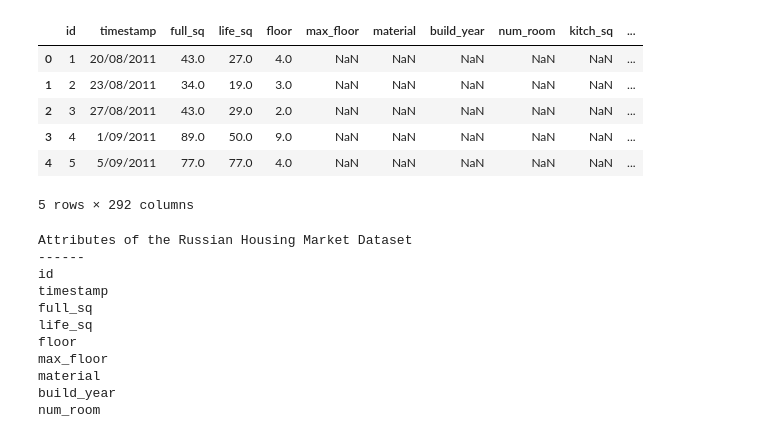
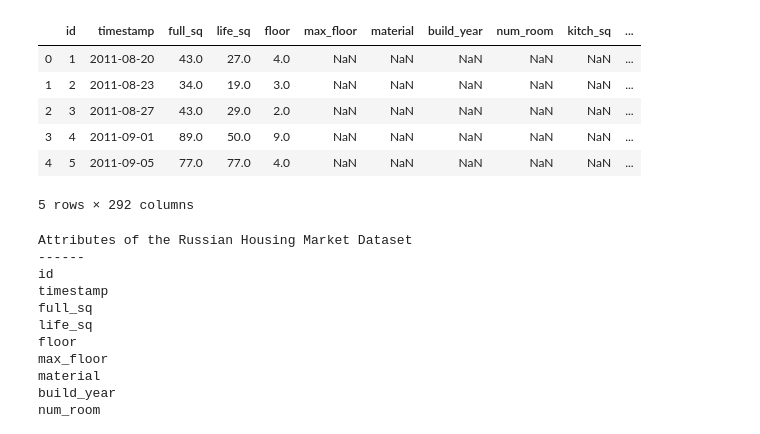
Before and after one commit to joshuamitchell192/HousingMarket_DataMining, a Jupyter notebook: Data Mining - Russian Housing Market.ipynb, the cells around one changed output. Drawn from its saved outputs; the diff is of its cells as text; code cells hidden in the pictures.

```diff
--- a/Data Mining - Russian Housing Market.ipynb
+++ b/Data Mining - Russian Housing Market.ipynb
@@ -1,17 +1,20 @@
 # %%
 import pandas as pd
 import seaborn as sns
 import numpy as np
+import matplotlib.pyplot as plt
 
-df = pd.read_csv("Russian Housing Market/data.csv")
+train = pd.read_csv("train.csv")
+test = pd.read_csv("test.csv")
+df = pd.concat([train, test], sort=False)
 df.head()
 # %% [output]
 |  | id | timestamp | full_sq | life_sq | floor | max_floor | material | build_year | num_room | kitch_sq | ... |
-| 0 | 1 | 20/08/2011 | 43.0 | 27.0 | 4.0 | NaN | NaN | NaN | NaN | NaN | ... |
-| 1 | 2 | 23/08/2011 | 34.0 | 19.0 | 3.0 | NaN | NaN | NaN | NaN | NaN | ... |
-| 2 | 3 | 27/08/2011 | 43.0 | 29.0 | 2.0 | NaN | NaN | NaN | NaN | NaN | ... |
-| 3 | 4 | 1/09/2011 | 89.0 | 50.0 | 9.0 | NaN | NaN | NaN | NaN | NaN | ... |
-| 4 | 5 | 5/09/2011 | 77.0 | 77.0 | 4.0 | NaN | NaN | NaN | NaN | NaN | ... |
+| 0 | 1 | 2011-08-20 | 43.0 | 27.0 | 4.0 | NaN | NaN | NaN | NaN | NaN | ... |
+| 1 | 2 | 2011-08-23 | 34.0 | 19.0 | 3.0 | NaN | NaN | NaN | NaN | NaN | ... |
+| 2 | 3 | 2011-08-27 | 43.0 | 29.0 | 2.0 | NaN | NaN | NaN | NaN | NaN | ... |
+| 3 | 4 | 2011-09-01 | 89.0 | 50.0 | 9.0 | NaN | NaN | NaN | NaN | NaN | ... |
+| 4 | 5 | 2011-09-05 | 77.0 | 77.0 | 4.0 | NaN | NaN | NaN | NaN | NaN | ... |
 5 rows × 292 columns
 # %%
 # Examine the attributes of the dataset
```
Also changed, not shown: parts of 21 cells of this notebook.
